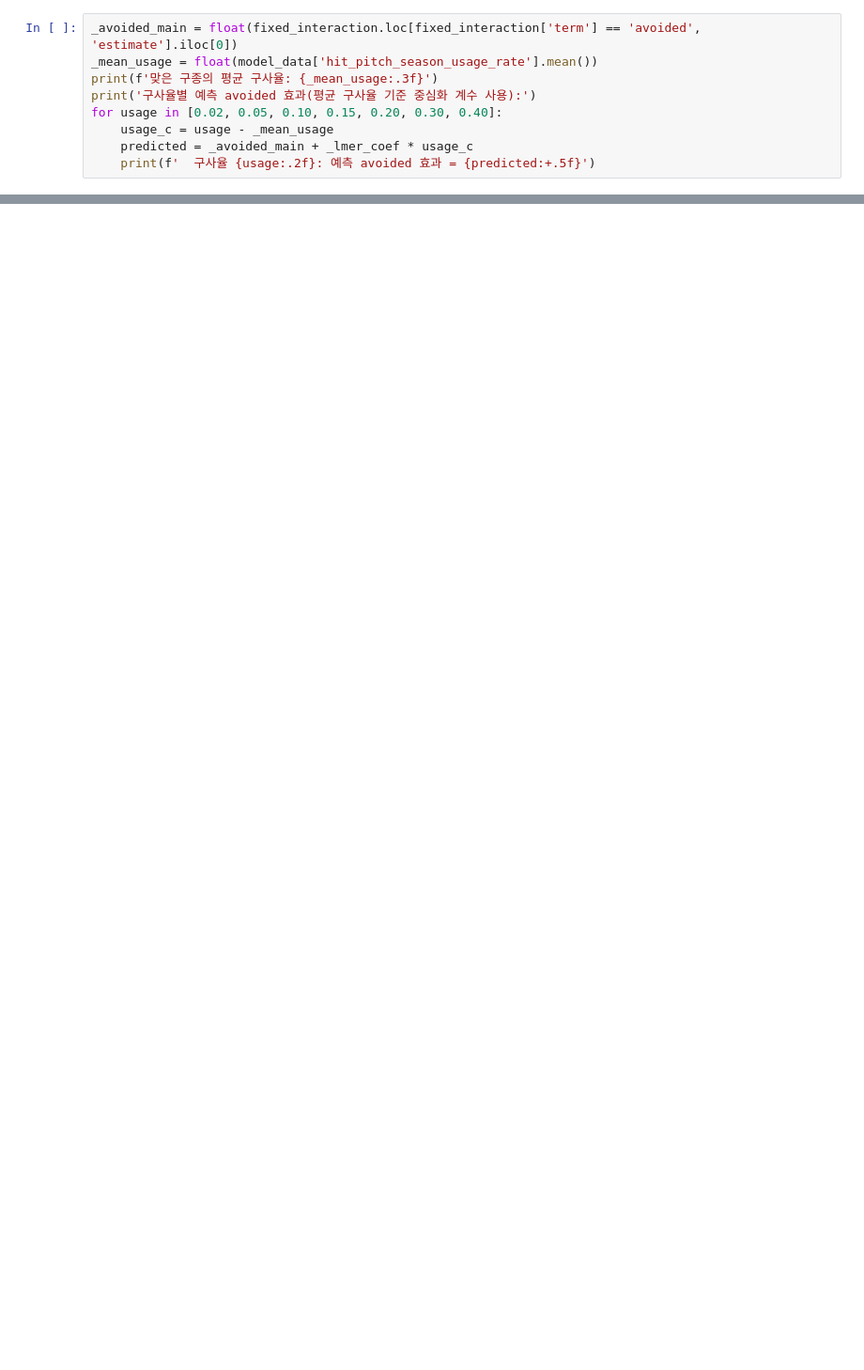
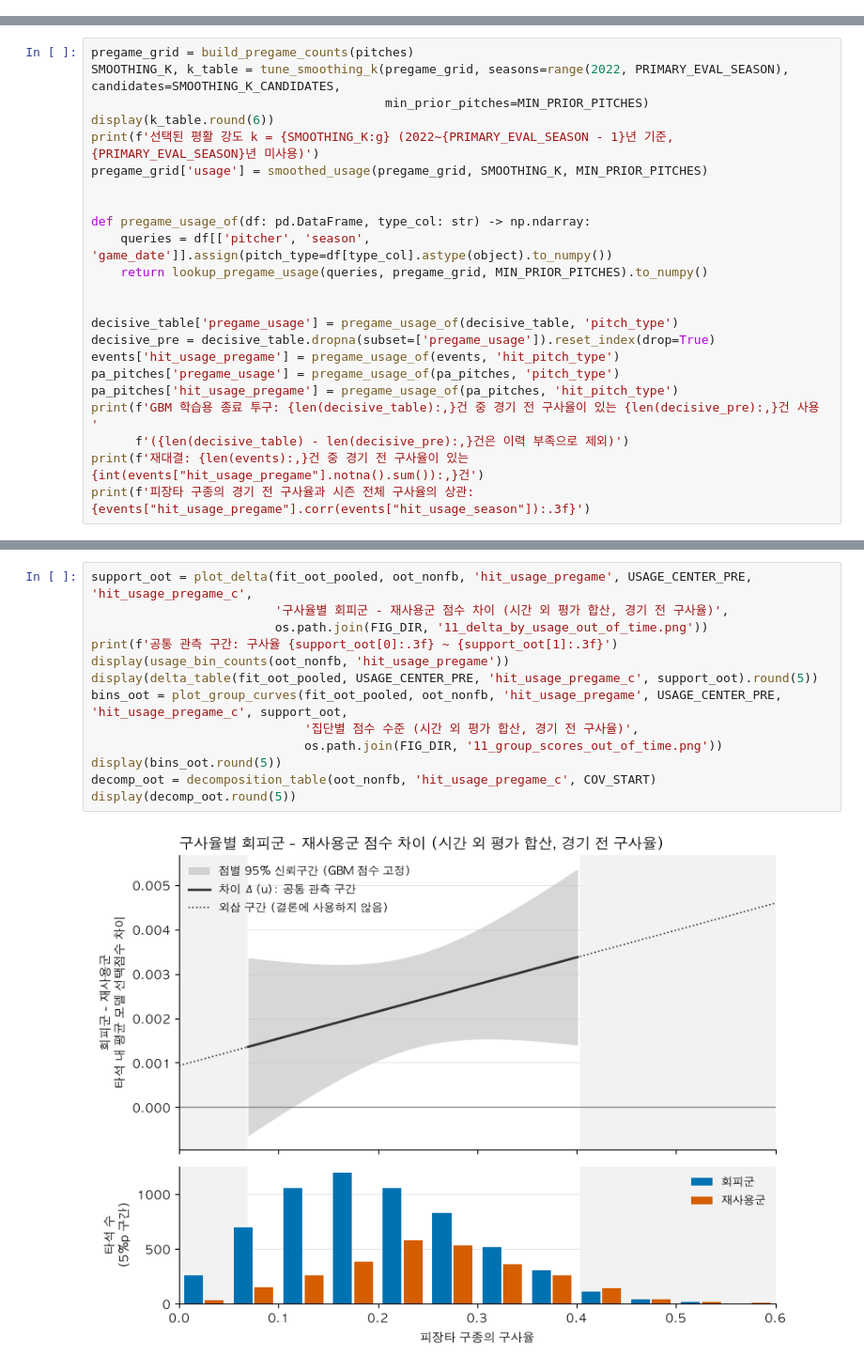
Before and after one commit to DongYun22/9th-first-project-baseball-2, a Jupyter notebook: notebooks/11_DY_rematch_avoidance_usage_interaction.ipynb, the cells around one changed output, grey strips where cells are left out. Shown at 94% size. Saved outputs shown, nothing was run; the diff lists cells and outputs as text; blank space fills up the shorter version.

```diff
--- a/notebooks/11_DY_rematch_avoidance_usage_interaction.ipynb
+++ b/notebooks/11_DY_rematch_avoidance_usage_interaction.ipynb
@@ -503,9 +0,0 @@ lmer가 보고한 SE = 0.00531
-# %%
-_avoided_main = float(fixed_interaction.loc[fixed_interaction['term'] == 'avoided', 'estimate'].iloc[0])
-_mean_usage = float(model_data['hit_pitch_season_usage_rate'].mean())
-print(f'맞은 구종의 평균 구사율: {_mean_usage:.3f}')
-print('구사율별 예측 avoided 효과(평균 구사율 기준 중심화 계수 사용):')
-for usage in [0.02, 0.05, 0.10, 0.15, 0.20, 0.30, 0.40]:
-    usage_c = usage - _mean_usage
-    predicted = _avoided_main + _lmer_coef * usage_c
-    print(f'  구사율 {usage:.2f}: 예측 avoided 효과 = {predicted:+.5f}')
@@ -558,0 +549,23 @@ for usage in [0.02, 0.05, 0.10, 0.15, 0.20, 0.30, 0.40]:
+# %%
+pregame_grid = build_pregame_counts(pitches)
+SMOOTHING_K, k_table = tune_smoothing_k(pregame_grid, seasons=range(2022, PRIMARY_EVAL_SEASON), candidates=SMOOTHING_K_CANDIDATES,
+                                        min_prior_pitches=MIN_PRIOR_PITCHES)
+display(k_table.round(6))
+print(f'선택된 평활 강도 k = {SMOOTHING_K:g} (2022~{PRIMARY_EVAL_SEASON - 1}년 기준, {PRIMARY_EVAL_SEASON}년 미사용)')
+pregame_grid['usage'] = smoothed_usage(pregame_grid, SMOOTHING_K, MIN_PRIOR_PITCHES)
+
+
+def pregame_usage_of(df: pd.DataFrame, type_col: str) -> np.ndarray:
+    queries = df[['pitcher', 'season', 'game_date']].assign(pitch_type=df[type_col].astype(object).to_numpy())
+    return lookup_pregame_usage(queries, pregame_grid, MIN_PRIOR_PITCHES).to_numpy()
+
+
+decisive_table['pregame_usage'] = pregame_usage_of(decisive_table, 'pitch_type')
+decisive_pre = decisive_table.dropna(subset=['pregame_usage']).reset_index(drop=True)
+events['hit_usage_pregame'] = pregame_usage_of(events, 'hit_pitch_type')
+pa_pitches['pregame_usage'] = pregame_usage_of(pa_pitches, 'pitch_type')
+pa_pitches['hit_usage_pregame'] = pregame_usage_of(pa_pitches, 'hit_pitch_type')
+print(f'GBM 학습용 종료 투구: {len(decisive_table):,}건 중 경기 전 구사율이 있는 {len(decisive_pre):,}건 사용 '
+      f'({len(decisive_table) - len(decisive_pre):,}건은 이력 부족으로 제외)')
+print(f'재대결: {len(events):,}건 중 경기 전 구사율이 있는 {int(events["hit_usage_pregame"].notna().sum()):,}건')
+print(f'피장타 구종의 경기 전 구사율과 시즌 전체 구사율의 상관: {events["hit_usage_pregame"].corr(events["hit_usage_season"]):.3f}')
@@ -558,0 +687,15 @@ for usage in [0.02, 0.05, 0.10, 0.15, 0.20, 0.30, 0.40]:
+# %%
+support_oot = plot_delta(fit_oot_pooled, oot_nonfb, 'hit_usage_pregame', USAGE_CENTER_PRE, 'hit_usage_pregame_c',
+                         '구사율별 회피군 - 재사용군 점수 차이 (시간 외 평가 합산, 경기 전 구사율)',
+                         os.path.join(FIG_DIR, '11_delta_by_usage_out_of_time.png'))
+print(f'공통 관측 구간: 구사율 {support_oot[0]:.3f} ~ {support_oot[1]:.3f}')
+display(usage_bin_counts(oot_nonfb, 'hit_usage_pregame'))
+display(delta_table(fit_oot_pooled, USAGE_CENTER_PRE, 'hit_usage_pregame_c', support_oot).round(5))
+bins_oot = plot_group_curves(fit_oot_pooled, oot_nonfb, 'hit_usage_pregame', USAGE_CENTER_PRE, 'hit_usage_pregame_c', support_oot,
+                             '집단별 점수 수준 (시간 외 평가 합산, 경기 전 구사율)',
+                             os.path.join(FIG_DIR, '11_group_scores_out_of_time.png'))
+display(bins_oot.round(5))
+decomp_oot = decomposition_table(oot_nonfb, 'hit_usage_pregame_c', COV_START)
+display(decomp_oot.round(5))
+# %% [output]
+[figure, added]
```
Also changed, not shown: parts of 56 cells of this notebook, 8 other files.
